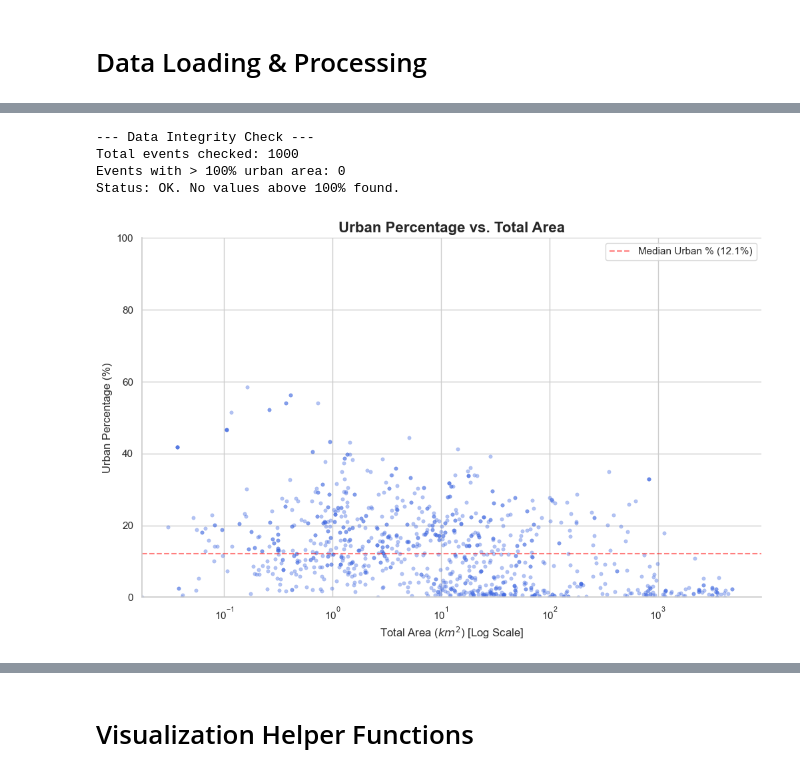
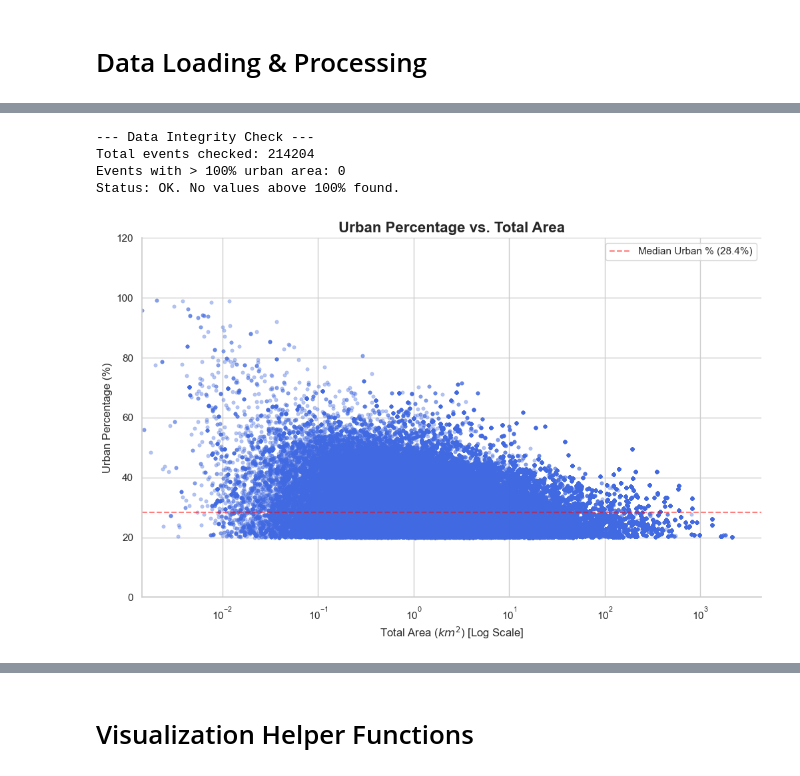
Before and after one commit to raznuss/global_urban_flood_database, a Jupyter notebook: chronicle/chronicle_GHSL_intersect.ipynb, the cells around one changed output, grey strips where cells are left out. Drawn from its saved outputs; the diff is of its cells as text; code cells hidden in the pictures.

Commit message:
filter data by urban level

```diff
--- a/chronicle/chronicle_GHSL_intersect.ipynb
+++ b/chronicle/chronicle_GHSL_intersect.ipynb
@@ -108 +110,4 @@ chronicle_projected_gdf
+# %%
+# Load the DataFrame from the specified path
+chronicle_urban_df = pd.read_pickle(r"D:\Development\RESEARCH\urban_flood_database\chronicle\chronicle_urban_df.pkl")
 # %%
@@ -170,0 +173,7 @@ CDF at 20% (Events <= 20%): 73.80%
+# %%
+# Filter with parentheses to handle operator precedence correctly
+thresh_chronicle_urban_df = chronicle_urban_df[
+    (chronicle_urban_df['urban_percentage'] > threshold) &
+    (chronicle_urban_df['urban_percentage'] <= 100)
+]
+thresh_chronicle_urban_df
@@ -171,10 +194,10 @@ CDF at 20% (Events <= 20%): 73.80%
 # %%
 # 1. Filter rows with percentage > 100
-anomalies = chronicle_urban_df[chronicle_urban_df['urban_percentage'] > 100]
+anomalies = thresh_chronicle_urban_df[thresh_chronicle_urban_df['urban_percentage'] > 100]
 count = len(anomalies)
 
-print("--- Data Integrity Check ---")
-print(f"Total events checked: {len(chronicle_urban_df)}")
+
+print(f"Total events checked: {len(thresh_chronicle_urban_df)}")
 print(f"Events with > 100% urban area: {count}")
 
 if count > 0:
@@ -188,16 +211,14 @@ else:
     print("Status: OK. No values above 100% found.")
 # %% [output]
 --- Data Integrity Check ---
-Total events checked: 1000
+Total events checked: 214204
 Events with > 100% urban area: 0
 Status: OK. No values above 100% found.
 # %%
-import seaborn as sns
-import matplotlib.pyplot as plt
 
 # 1. Create a copy and convert area to km² for better readability
 # (1 km² = 1,000,000 m²)
-df_plot = chronicle_urban_df.copy()
+df_plot = thresh_chronicle_urban_df.copy()
 df_plot['area_km2'] = df_plot['polygon_total_area_m2'] / 1_000_000
 
 # 2. Setup the figure
@@ -206,32 +227,32 @@ plt.figure(figsize=(12, 7))
 
 # 3. Create Scatter Plot
 sns.scatterplot(
     data=df_plot,
     x='area_km2',
     y='urban_percentage',
     alpha=0.4,       # Transparency helps visualize overlapping points
     edgecolor=None,  # Removes borders from dots for a cleaner look
     s=15,            # Dot size
     color='royalblue'
 )
 
 # 4. Set Log Scale for X-axis (Crucial for Area distribution)
 plt.xscale('log')
 
 # 5. Set limits and styling
-plt.ylim(0, 100)
+plt.ylim(0, 120)
 plt.xlim(left=df_plot['area_km2'].min()) # Start from the smallest polygon
 
 plt.title('Urban Percentage vs. Total Area', fontsize=16, fontweight='bold')
 plt.xlabel('Total Area ($km^2$) [Log Scale]', fontsize=12)
 plt.ylabel('Urban Percentage (%)', fontsize=12)
 
 # 6. Add a visual helper line (e.g., median urban percentage)
 median_val = df_plot['urban_percentage'].median()
 plt.axhline(median_val, color='red', linestyle='--', alpha=0.5, label=f'Median Urban % ({median_val:.1f}%)')
 plt.legend()
 
 sns.despine()
 plt.show()
 # %% [output]
-[figure, old version]
+[figure, new version]
```
Also changed, not shown: parts of 13 cells of this notebook.
